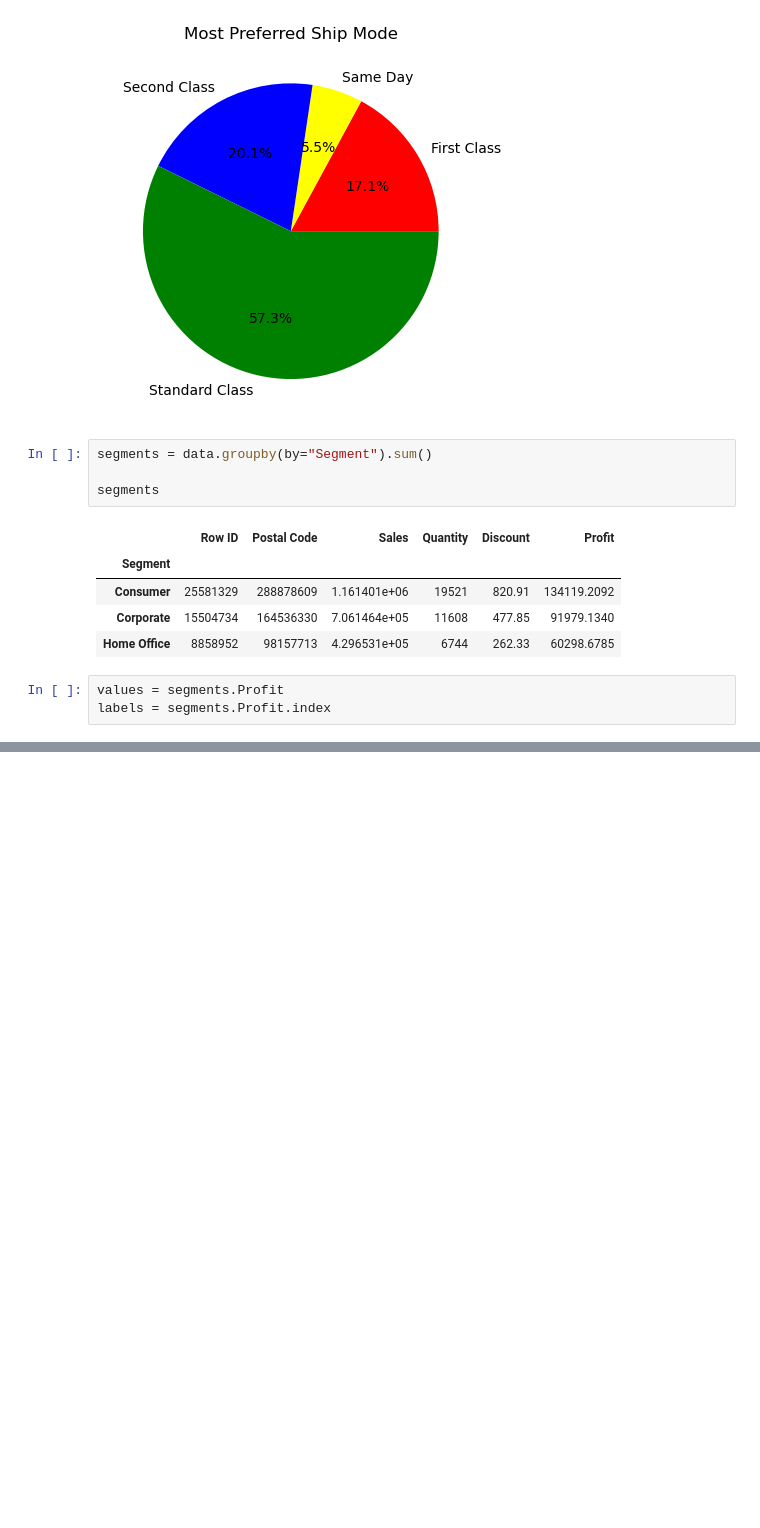
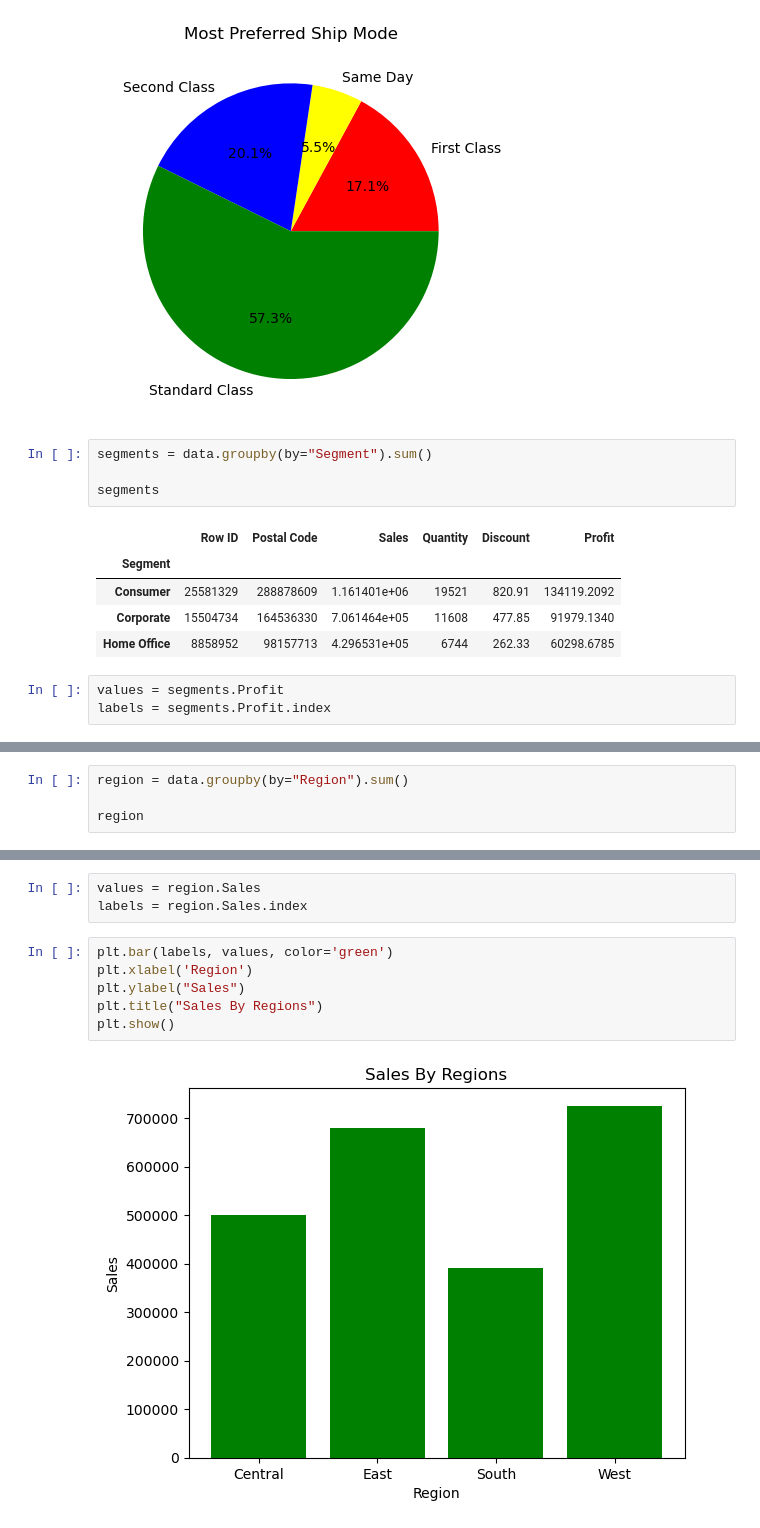
Before and after one commit to Gabby1937/Super_Store_Analysis, a Jupyter notebook: SuperStoreAnalysis.ipynb, the cells around one changed output, grey strips where cells are left out. Saved outputs shown, nothing was run; the diff lists cells and outputs as text; blank space fills up the shorter version.

```diff
--- a/SuperStoreAnalysis.ipynb
+++ b/SuperStoreAnalysis.ipynb
@@ -108,0 +114,4 @@ plt
+# %%
+region = data.groupby(by="Region").sum()
+
+region
@@ -108,0 +125,11 @@ plt
+# %%
+values = region.Sales
+labels = region.Sales.index
+# %%
+plt.bar(labels, values, color='green')
+plt.xlabel('Region')
+plt.ylabel("Sales")
+plt.title("Sales By Regions")
+plt.show()
+# %% [output]
+[figure, added]
```
Also changed, not shown: parts of 27 cells of this notebook.
